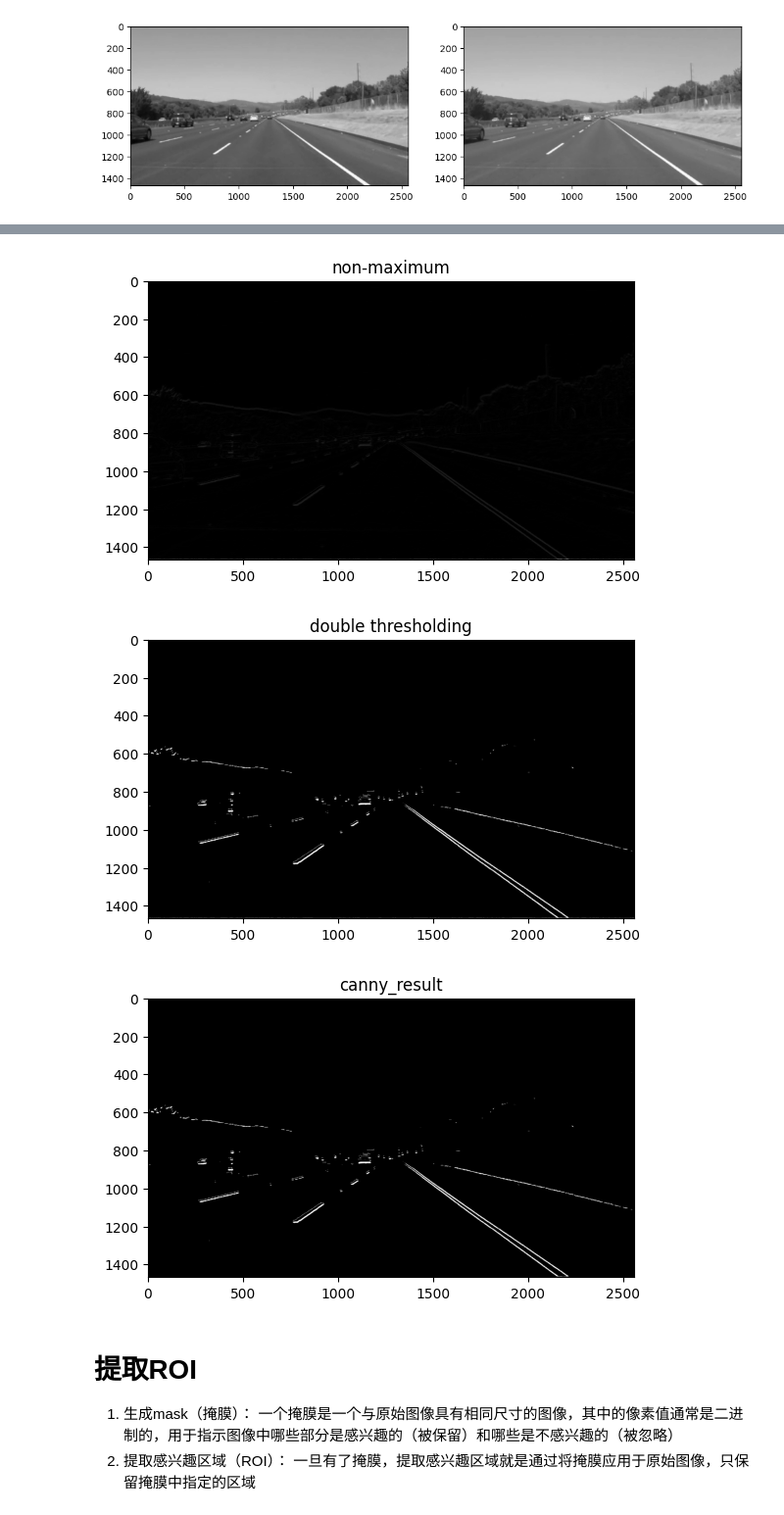
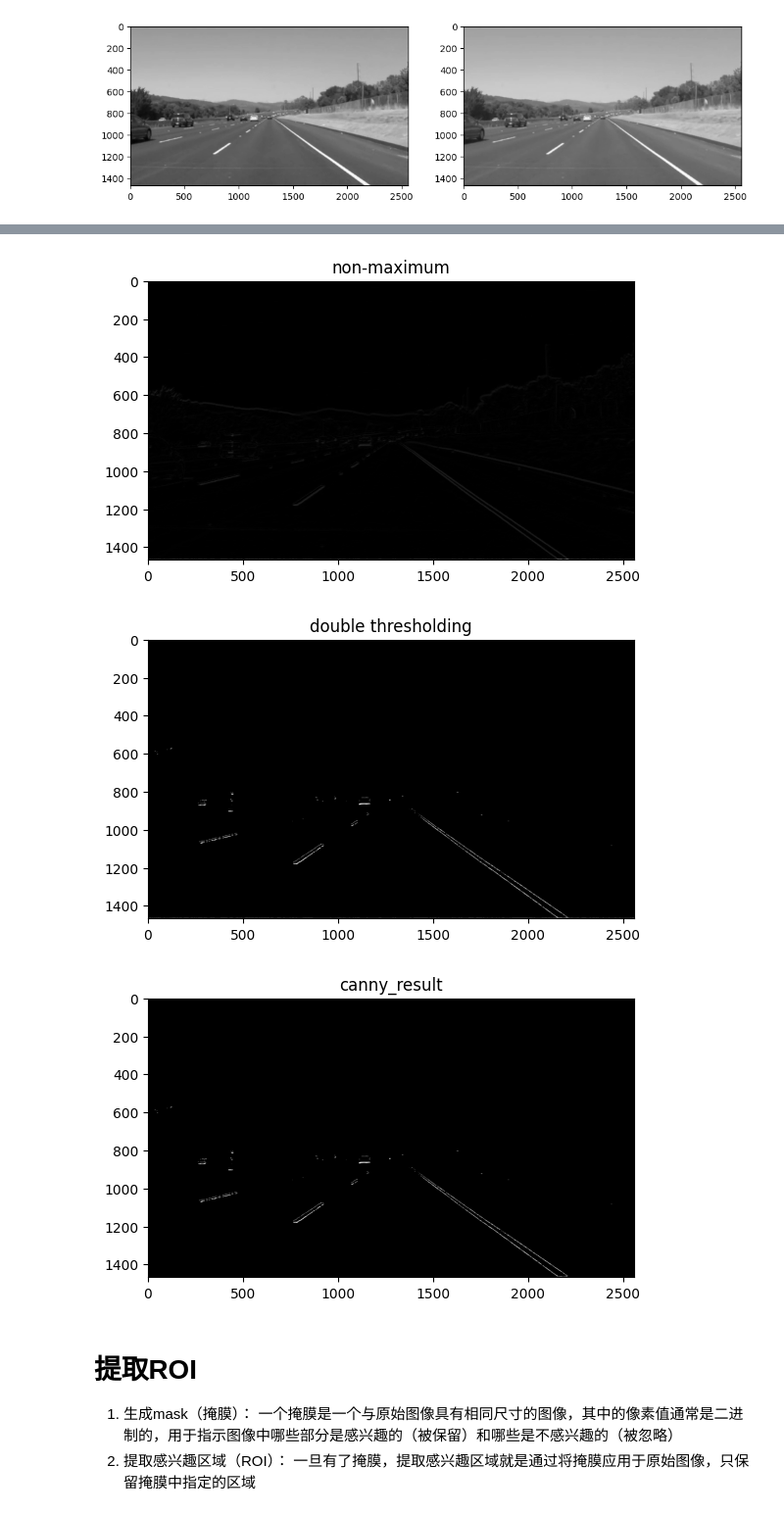
Before and after one commit to zrc0622/HIT-CV, a Jupyter notebook: 实验/实验二/code/main.ipynb, the cells around one changed output, grey strips where cells are left out. Shown at 98% size. Drawn from its saved outputs; the diff is of its cells as text; code cells hidden in the pictures.

```diff
--- a/实验/实验二/code/main.ipynb
+++ b/实验/实验二/code/main.ipynb
@@ -137,38 +137,38 @@ plt.title('non-maximum')
 plt.imshow(canny_img2, cmap='gray')
 
 # 双阈值检测
-low = 20
-high = 50
+low = 30
+high = 40
 
 canny_img2[(canny_img2 >= low) & (canny_img2 <= high)] = 255
 canny_img2[canny_img2 < low] = 0
 
 # 显示双阈值检测后的结果
 plt.figure(4)
 plt.title('double thresholding')
 plt.imshow(canny_img2, cmap='gray')
 
 # 抑制孤立的弱边缘
 listx, listy = np.meshgrid([-1, 0, 1], [-1, 0, 1])
 canny_img3 = canny_img2.copy()
 
 for j in range(1, canny_img2.shape[0] - 1):
     for i in range(1, canny_img2.shape[1] - 1):
         if np.all(canny_img2[j + listy, i + listx] != 255):
             canny_img3[j, i] = 0
 
 # 显示最终结果
 plt.figure(5)
 plt.title('canny_result')
 plt.imshow(canny_img3, cmap='gray')
 
 plt.show()
 # %% [output]
 [figure]
 [figure]
 [figure]
-[figure, old version]
+[figure, new version]
-[figure, old version]
+[figure, new version]
 # %% [markdown]
 # 提取ROI
 1. 生成mask（掩膜）： 一个掩膜是一个与原始图像具有相同尺寸的图像，其中的像素值通常是二进制的，用于指示图像中哪些部分是感兴趣的（被保留）和哪些是不感兴趣的（被忽略）
```
Also changed, not shown: parts of 3 cells of this notebook.
